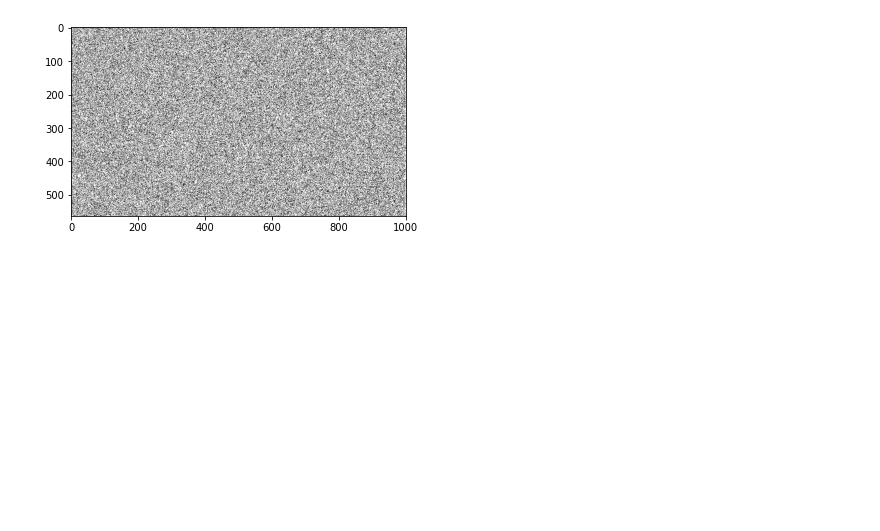
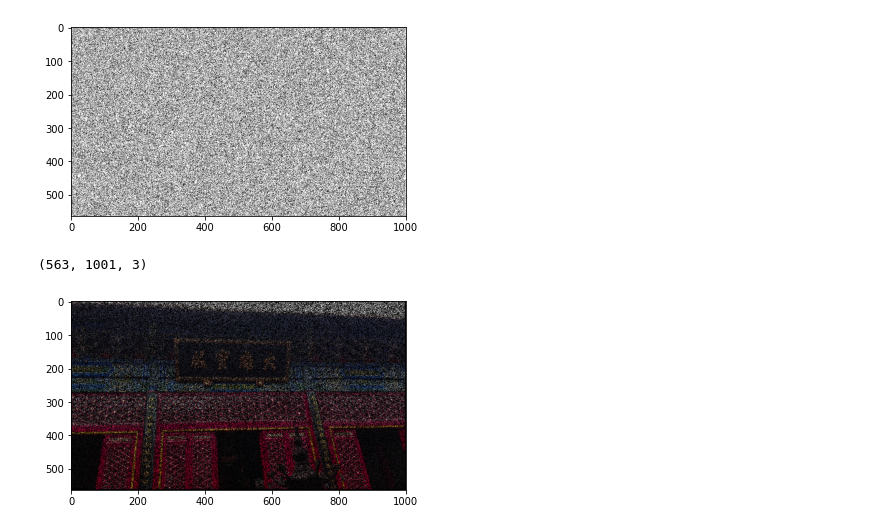
Before and after one commit to Mittra19/Image_Restoration, a Jupyter notebook: Image_Restoration.ipynb, the cells around one changed output. Drawn from its saved outputs; the diff is of its cells as text; code cells hidden in the pictures; blank space fills up the shorter version.

```diff
--- a/Image_Restoration.ipynb
+++ b/Image_Restoration.ipynb
@@ -48,0 +53,12 @@ plt.imshow((image[:, :, 0] == 0), cmap = 'gray')
+# %%
+row = int((image.shape[0]-bb)/overlap)
+col = int((image.shape[1]-bb)/overlap)
+dims = image.shape[2]
+I = np.zeros((image.shape[0], image.shape[1], dims))
+counter = 0
+for i in range(row):
+  for j in range(col):
+    I[0+i*overlap:bb+i*overlap, 0+j*overlap:bb+j*overlap] = np.reshape(patches[counter, :], (bb, bb, dims))
+    counter = counter + 1
+
+plt.imshow(I)
@@ -77,6 +264,34 @@ def get_mask(image):
   mask = (image[:, :, 0] == 0)
   plt.imshow(mask, cmap='gray')
   return mask
+# %%
+def extract_image_patches(image, bb, overlap):
+  row = int((image.shape[0]-bb)/overlap)
+  col = int((image.shape[1]-bb)/overlap)
+  dims = image.shape[2]
+  patches = []
+  for i in range(row):
+    for j in range(col):
+      patches.append(np.reshape(image[0+i*overlap:bb+i*overlap, 0+j*overlap:bb+j*overlap], (bb*bb*dims, 1)))
+
+  patches = np.array(patches)
+  patches = patches.reshape(patches.shape[0], patches.shape[1])
+  return patches
+# %%
+#edit needed
+def extract_image_from_patches(patches, bb, overlap, image):
+  row = int((image.shape[0]-bb)/overlap)
+  col = int((image.shape[1]-bb)/overlap)
+  dims = image.shape[2]
+  I = np.zeros((image.shape[0], image.shape[1], dims))
+  counter = 0
+  for i in range(row):
+    for j in range(col):
+      I[0+i*overlap:bb+i*overlap, 0+j*overlap:bb+j*overlap] = np.reshape(patches[counter, :], (bb, bb, dims))
+      counter = counter + 1
+  plt.imshow(I)
+  print(I.shape)
+  return I
 # %%
 image, h, w, dims = image_read("/content/drive/MyDrive/Colab Notebooks/kSVD/Test_Fig2_Missing.png")
 # %% [output]
@@ -91,3 +306,10 @@ image = form_compatible_image(bb=8, overlap=3, image=image)
 mask = get_mask(image)
 # %% [output]
 [figure]
+# %%
+patches = extract_image_patches(image=image, bb=8, overlap=3)
+# %%
+I = extract_image_from_patches(patches=patches, bb=8, overlap=3, image=image)
+# %% [output]
+(563, 1001, 3)
+[figure, added]
```
Also changed, not shown: parts of 12 cells of this notebook.
